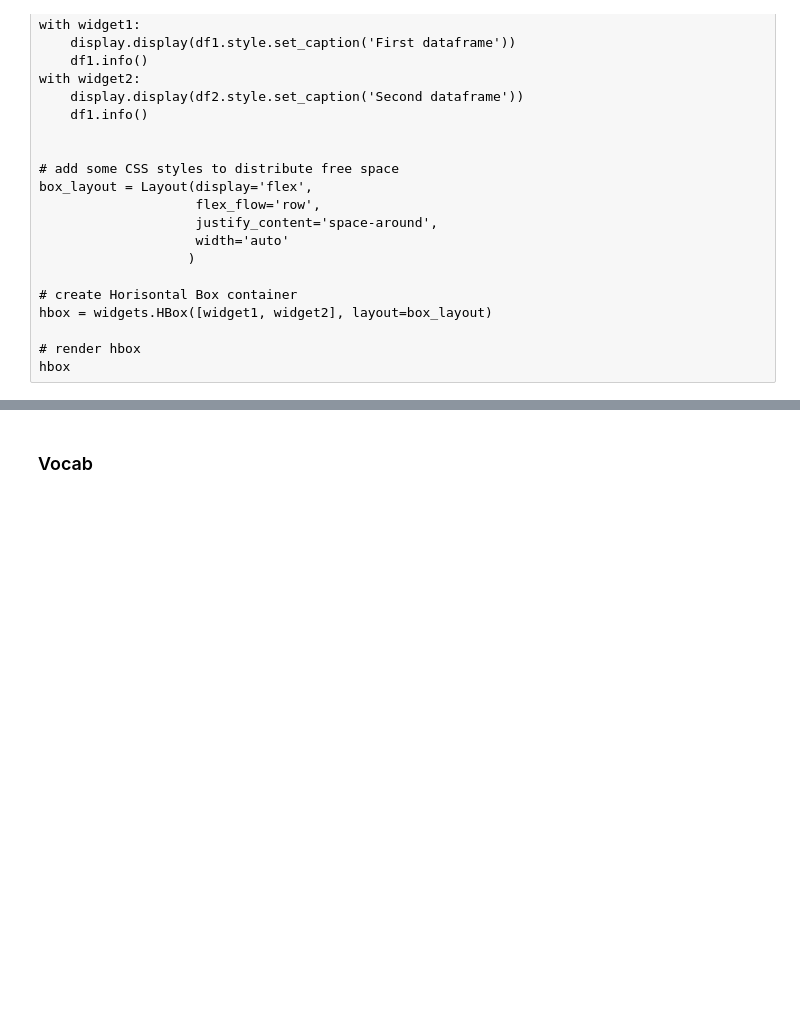
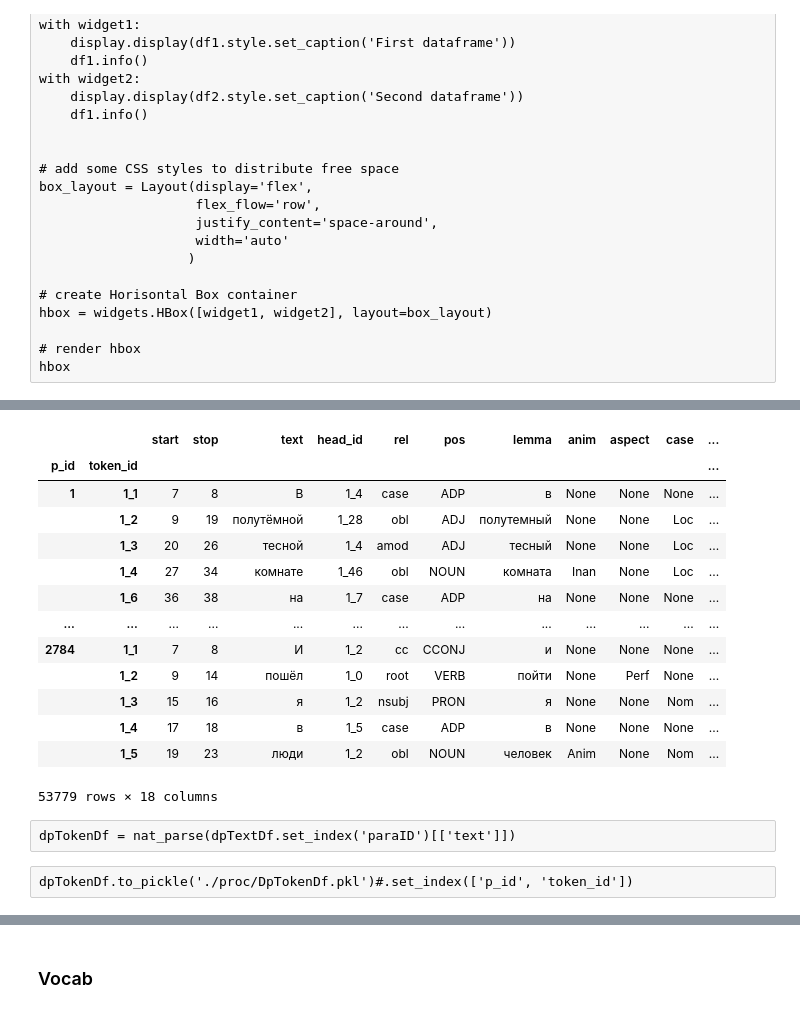
Before and after one commit to kollektivminds/russian-literary-bible, a Jupyter notebook: codebase/text_processing.ipynb, the cells around one changed output, grey strips where cells are left out. Cells and saved outputs as stored; diff of their text form; code cells hidden in the pictures; blank space fills up the shorter version.

```diff
--- a/codebase/text_processing.ipynb
+++ b/codebase/text_processing.ipynb
@@ -159,0 +300,21 @@ hbox
+# %%
+childhoodTokenDf.set_index(['p_id', 'token_id'])
+# %% [output]
+|  |  | start | stop | text | head_id | rel | pos | lemma | anim | aspect | case | ... |
+| p_id | token_id |  |  |  |  |  |  |  |  |  |  | ... |
+| 1 | 1_1 | 7 | 8 | В | 1_4 | case | ADP | в | None | None | None | ... |
+|  | 1_2 | 9 | 19 | полутёмной | 1_28 | obl | ADJ | полутемный | None | None | Loc | ... |
+|  | 1_3 | 20 | 26 | тесной | 1_4 | amod | ADJ | тесный | None | None | Loc | ... |
+|  | 1_4 | 27 | 34 | комнате | 1_46 | obl | NOUN | комната | Inan | None | Loc | ... |
+|  | 1_6 | 36 | 38 | на | 1_7 | case | ADP | на | None | None | None | ... |
+| ... | ... | ... | ... | ... | ... | ... | ... | ... | ... | ... | ... | ... |
+| 2784 | 1_1 | 7 | 8 | И | 1_2 | cc | CCONJ | и | None | None | None | ... |
+|  | 1_2 | 9 | 14 | пошёл | 1_0 | root | VERB | пойти | None | Perf | None | ... |
+|  | 1_3 | 15 | 16 | я | 1_2 | nsubj | PRON | я | None | None | Nom | ... |
+|  | 1_4 | 17 | 18 | в | 1_5 | case | ADP | в | None | None | None | ... |
+|  | 1_5 | 19 | 23 | люди | 1_2 | obl | NOUN | человек | Anim | None | Nom | ... |
+53779 rows × 18 columns
+# %% [raw]
+dpTokenDf = nat_parse(dpTextDf.set_index('paraID')[['text']])
+# %% [raw]
+dpTokenDf.to_pickle('./proc/DpTokenDf.pkl')#.set_index(['p_id', 'token_id'])
```
Also changed, not shown: parts of 47 cells of this notebook, 10 other files.
